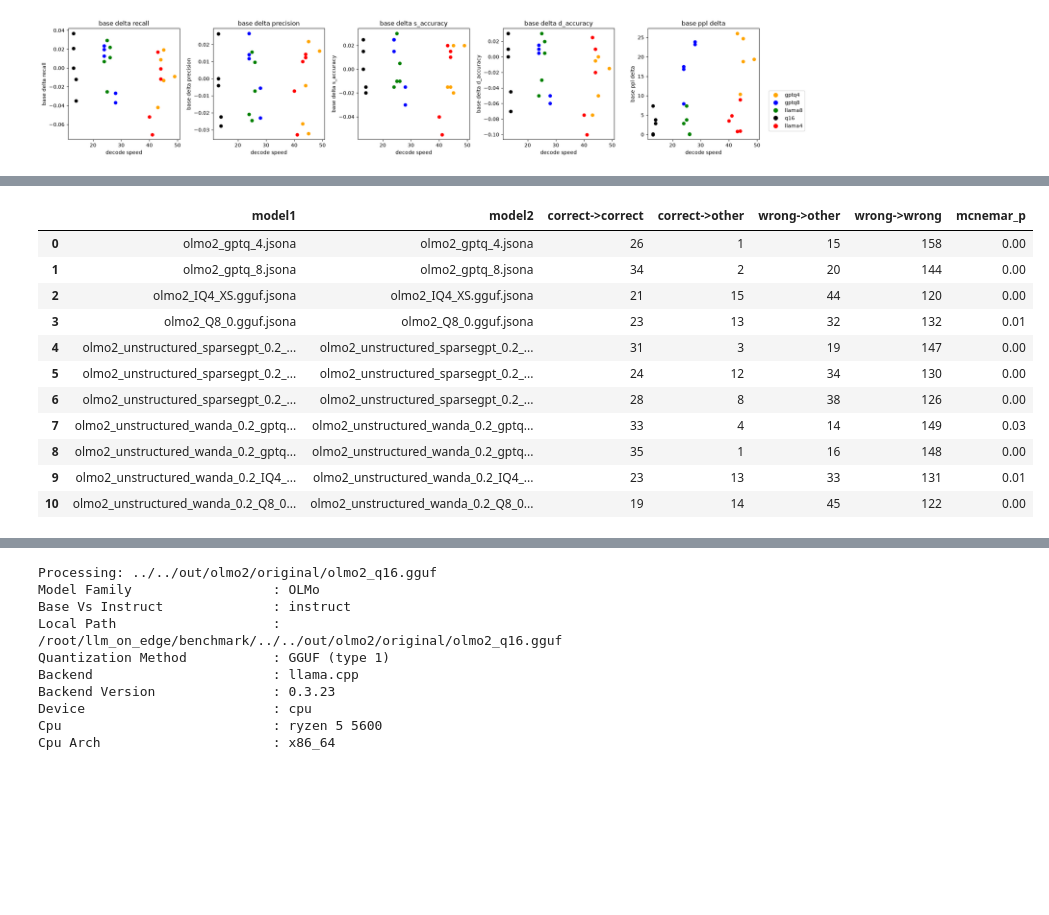
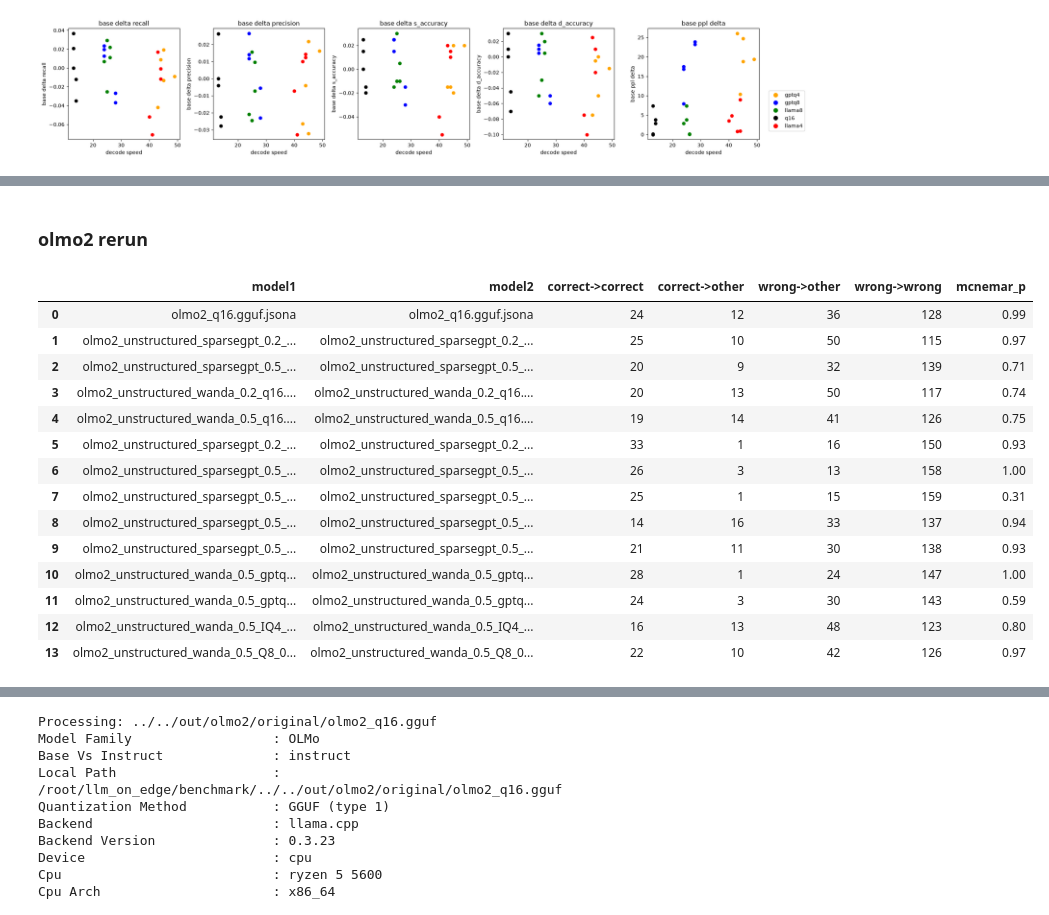
Before and after one commit to YouOnlyLive1ce/llm_on_edge, a Jupyter notebook: benchmark/visualize_results.ipynb, the cells around one changed output, grey strips where cells are left out. Cells and saved outputs as stored; diff of their text form; code cells hidden in the pictures; blank space fills up the shorter version.

Commit message:
judge acc, tests fix

```diff
--- a/benchmark/visualize_results.ipynb
+++ b/benchmark/visualize_results.ipynb
@@ -744,0 +913,11 @@ benchllm.plot_tradeoffs(x,
+# %%
+import benchmark_client
+import pandas as pd
+benchllm=benchmark_client.BenchLLMClient('##','##')
+
+df_human1=pd.read_csv("./../../combined_output_human1.csv")
+df_human2=pd.read_csv("./../../combined_output_human2.csv")
+df_llm=pd.read_csv("./combined_output.csv")
+print(benchllm.calc_category_acc(df_human1["human_category?"],df_human2["human_category?"]))
+print(benchllm.calc_category_acc(df_human1["human_category?"],df_llm["llm_category"]))
+print(benchllm.calc_category_acc(df_human2["human_category?"],df_llm["llm_category"]))
@@ -745,20 +953,27 @@ benchllm.plot_tradeoffs(x,
+# %% [markdown]
+### olmo2 rerun
 # %%
 import pandas as pd
 from pathlib import Path
-import scipy.stats as stats
 import json
 
-def mcnemar_test(b, c):
-    """Calculate McNemar test p-value with continuity correction."""
-    if b + c == 0:
-        return 1.0
-    chi2 = (abs(b - c) - 1)**2 / (b + c)
-    return 1 - stats.chi2.cdf(chi2, 1)
+json_files1 = sorted([str(path) for path in Path('../../special_run8/special_run7/out/olmo2').rglob("*.jsona")])
+json_files2 = ['../../out/olmo2/benchmark_results/out/olmo2/original/olmo2_q16.gguf.jsona',
+ '../../out/olmo2/benchmark_results/out/olmo2/pruned/unstructured/sparsegpt/0.2/olmo2_unstructured_sparsegpt_0.2_q16.gguf.jsona',
+ '../../out/olmo2/benchmark_results/out/olmo2/pruned/unstructured/sparsegpt/0.5/olmo2_unstructured_sparsegpt_0.5_q16.gguf.jsona',
+ '../../out/olmo2/benchmark_results/out/olmo2/pruned/unstructured/wanda/0.2/olmo2_unstructured_wanda_0.2_q16.gguf.jsona',
+ '../../out/olmo2/benchmark_results/out/olmo2/pruned/unstructured/wanda/0.5/olmo2_unstructured_wanda_0.5_q16.gguf.jsona',
+ '../../out/olmo2/benchmark_results/out/olmo2/quantized/olmo2_unstructured_sparsegpt_0.2_gptq_4.jsona',
+ '../../out/olmo2/benchmark_results/out/olmo2/quantized/olmo2_unstructured_sparsegpt_0.5_gptq_4.jsona',
+ '../../out/olmo2/benchmark_results/out/olmo2/quantized/olmo2_unstructured_sparsegpt_0.5_gptq_8.jsona',
+ '../../out/olmo2/benchmark_results/out/olmo2/quantized/olmo2_unstructured_sparsegpt_0.5_llama.cpp_4/olmo2_unstructured_sparsegpt_0.5_IQ4_XS.gguf.jsona',
+ '../../out/olmo2/benchmark_results/out/olmo2/quantized/olmo2_unstructured_sparsegpt_0.5_llama.cpp_8/olmo2_unstructured_sparsegpt_0.5_Q8_0.gguf.jsona',
+ '../../out/olmo2/benchmark_results/out/olmo2/quantized/olmo2_unstructured_wanda_0.5_gptq_4.jsona',
+ '../../out/olmo2/benchmark_results/out/olmo2/quantized/olmo2_unstructured_wanda_0.5_gptq_8.jsona',
+ '../../out/olmo2/benchmark_results/out/olmo2/quantized/olmo2_unstructured_wanda_0.5_llama.cpp_4/olmo2_unstructured_wanda_0.5_IQ4_XS.gguf.jsona',
+ '../../out/olmo2/benchmark_results/out/olmo2/quantized/olmo2_unstructured_wanda_0.5_llama.cpp_8/olmo2_unstructured_wanda_0.5_Q8_0.gguf.jsona'
+]
 
-json_files1 = sorted([str(path) for path in Path('../../618olmo/out/olmo2/benchmark_results/out/olmo2').rglob("*.jsona")])
-json_files2 = sorted([str(path) for path in Path('../../out/olmo2/benchmark_results/out/olmo2').rglob("*.jsona")])
-
-# Initialize list to collect results
 results = []
 
 for i in range(len(json_files1)):
@@ -770,43 +985,45 @@ for i in range(len(json_files1)):
     with open(json_files2[i], 'r') as f:
         data2 = json.load(f)
     df2_category = pd.Series(data2['category'])
 
     transitions = pd.crosstab(df1_category, df2_category, colnames=["category"])
-    transitions=pd.crosstab(df1_category, df2_category, colnames=["category"])
     # mcnemar compared to base model
     c_curr_c=transitions.get("CORRECT").get("CORRECT").item()
     c_curr_other=(df1_category=="CORRECT").sum()-c_curr_c
     common_labels = transitions.index.intersection(transitions.columns)
     base_trace = sum(transitions.loc[label, label] for label in common_labels)
     base_wrong_curr_wrong=base_trace-c_curr_c
     base_wrong_curr_other=200-(df1_category=="CORRECT").sum()-base_wrong_curr_wrong
 
-    p_value = mcnemar_test(c_curr_other, base_wrong_curr_other)
+    p_value = benchllm.mcnemar_bowker_pval(df1_category,df2_category)
     name1 = json_files1[i].split('/')[-1]
     name2 = json_files2[i].split('/')[-1]
     if c_curr_other!=0 and base_wrong_curr_other!=0:
         results.append({
             'model1': name1,
             'model2': name2,
             'correct->correct': c_curr_c,
             'correct->other': c_curr_other,  # b in McNemar
             'wrong->other': base_wrong_curr_other,  # c in McNemar
             'wrong->wrong': base_wrong_curr_wrong,
             'mcnemar_p': f"{p_value:.2f}",
         })
 
 df_results = pd.DataFrame(results)
 df_results
 # %% [output]
 |  | model1 | model2 | correct->correct | correct->other | wrong->other | wrong->wrong | mcnemar_p |
-| 0 | olmo2_gptq_4.jsona | olmo2_gptq_4.jsona | 26 | 1 | 15 | 158 | 0.00 |
-| 1 | olmo2_gptq_8.jsona | olmo2_gptq_8.jsona | 34 | 2 | 20 | 144 | 0.00 |
-| 2 | olmo2_IQ4_XS.gguf.jsona | olmo2_IQ4_XS.gguf.jsona | 21 | 15 | 44 | 120 | 0.00 |
-| 3 | olmo2_Q8_0.gguf.jsona | olmo2_Q8_0.gguf.jsona | 23 | 13 | 32 | 132 | 0.01 |
-| 4 | olmo2_unstructured_sparsegpt_0.2_... | olmo2_unstructured_sparsegpt_0.2_... | 31 | 3 | 19 | 147 | 0.00 |
-| 5 | olmo2_unstructured_sparsegpt_0.2_... | olmo2_unstructured_sparsegpt_0.2_... | 24 | 12 | 34 | 130 | 0.00 |
-| 6 | olmo2_unstructured_sparsegpt_0.2_... | olmo2_unstructured_sparsegpt_0.2_... | 28 | 8 | 38 | 126 | 0.00 |
-| 7 | olmo2_unstructured_wanda_0.2_gptq... | olmo2_unstructured_wanda_0.2_gptq... | 33 | 4 | 14 | 149 | 0.03 |
-| 8 | olmo2_unstructured_wanda_0.2_gptq... | olmo2_unstructured_wanda_0.2_gptq... | 35 | 1 | 16 | 148 | 0.00 |
-| 9 | olmo2_unstructured_wanda_0.2_IQ4_... | olmo2_unstructured_wanda_0.2_IQ4_... | 23 | 13 | 33 | 131 | 0.01 |
-| 10 | olmo2_unstructured_wanda_0.2_Q8_0... | olmo2_unstructured_wanda_0.2_Q8_0... | 19 | 14 | 45 | 122 | 0.00 |
+| 0 | olmo2_q16.gguf.jsona | olmo2_q16.gguf.jsona | 24 | 12 | 36 | 128 | 0.99 |
+| 1 | olmo2_unstructured_sparsegpt_0.2_... | olmo2_unstructured_sparsegpt_0.2_... | 25 | 10 | 50 | 115 | 0.97 |
+| 2 | olmo2_unstructured_sparsegpt_0.5_... | olmo2_unstructured_sparsegpt_0.5_... | 20 | 9 | 32 | 139 | 0.71 |
+| 3 | olmo2_unstructured_wanda_0.2_q16.... | olmo2_unstructured_wanda_0.2_q16.... | 20 | 13 | 50 | 117 | 0.74 |
+| 4 | olmo2_unstructured_wanda_0.5_q16.... | olmo2_unstructured_wanda_0.5_q16.... | 19 | 14 | 41 | 126 | 0.75 |
+| 5 | olmo2_unstructured_sparsegpt_0.2_... | olmo2_unstructured_sparsegpt_0.2_... | 33 | 1 | 16 | 150 | 0.93 |
+| 6 | olmo2_unstructured_sparsegpt_0.5_... | olmo2_unstructured_sparsegpt_0.5_... | 26 | 3 | 13 | 158 | 1.00 |
+| 7 | olmo2_unstructured_sparsegpt_0.5_... | olmo2_unstructured_sparsegpt_0.5_... | 25 | 1 | 15 | 159 | 0.31 |
+| 8 | olmo2_unstructured_sparsegpt_0.5_... | olmo2_unstructured_sparsegpt_0.5_... | 14 | 16 | 33 | 137 | 0.94 |
+| 9 | olmo2_unstructured_sparsegpt_0.5_... | olmo2_unstructured_sparsegpt_0.5_... | 21 | 11 | 30 | 138 | 0.93 |
+| 10 | olmo2_unstructured_wanda_0.5_gptq... | olmo2_unstructured_wanda_0.5_gptq... | 28 | 1 | 24 | 147 | 1.00 |
+| 11 | olmo2_unstructured_wanda_0.5_gptq... | olmo2_unstructured_wanda_0.5_gptq... | 24 | 3 | 30 | 143 | 0.59 |
+| 12 | olmo2_unstructured_wanda_0.5_IQ4_... | olmo2_unstructured_wanda_0.5_IQ4_... | 16 | 13 | 48 | 123 | 0.80 |
+| 13 | olmo2_unstructured_wanda_0.5_Q8_0... | olmo2_unstructured_wanda_0.5_Q8_0... | 22 | 10 | 42 | 126 | 0.97 |
```
Also changed, not shown: parts of 11 cells of this notebook, 2 other files.
